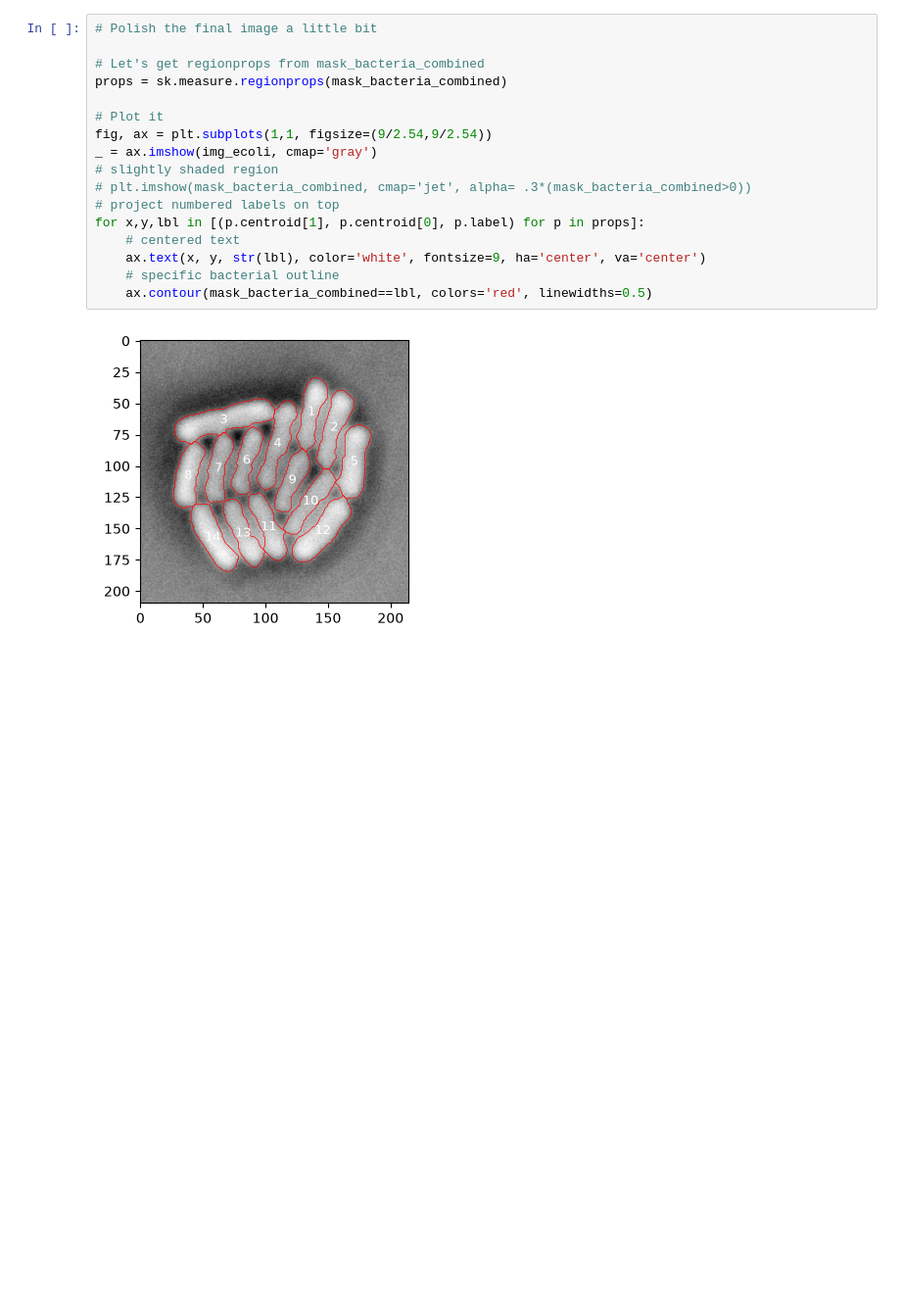
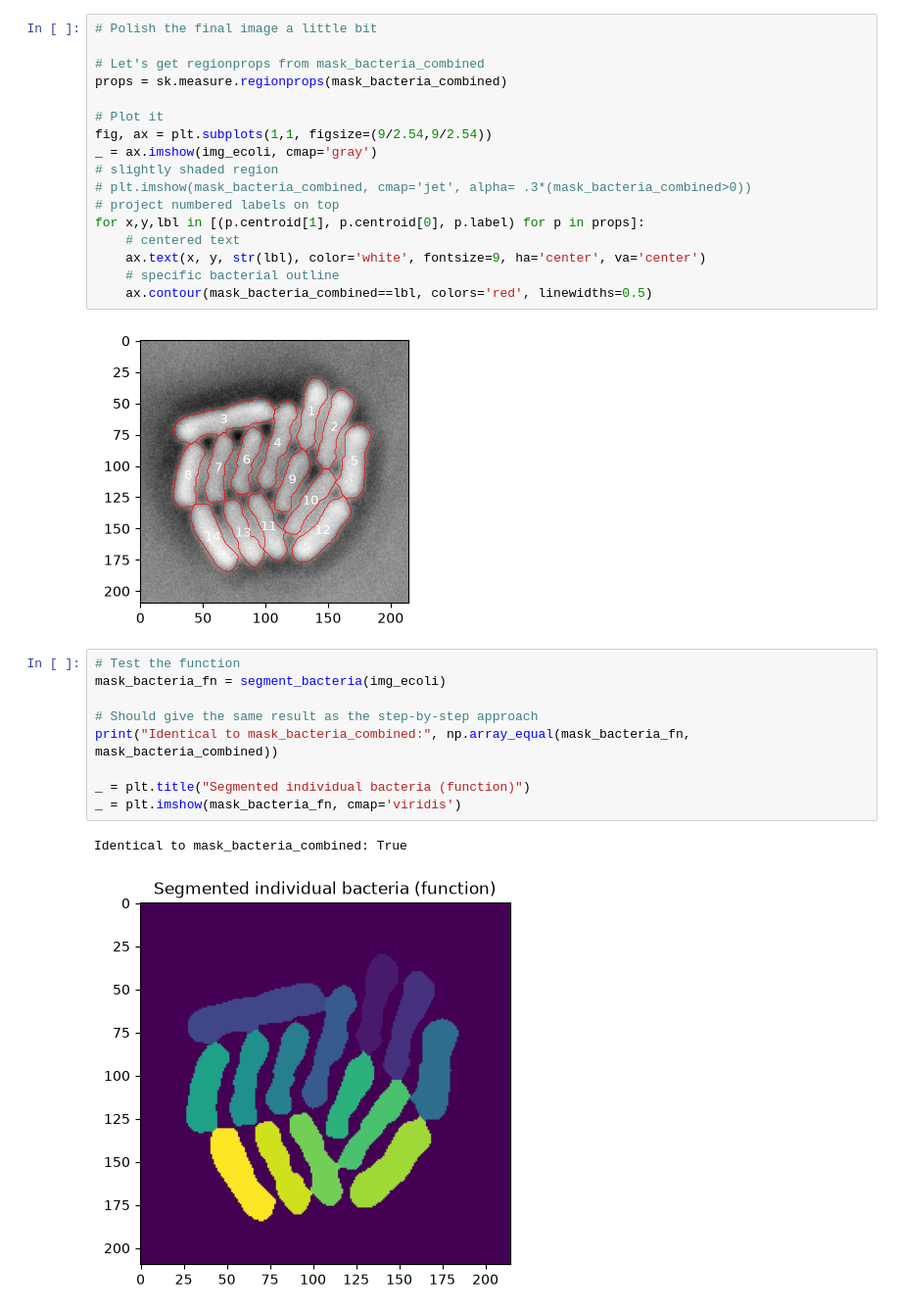
Before and after one commit to NL-BioImaging/NL-BioImageAnalysis-course2026, a Jupyter notebook: day_1/image_processing/Image_processing_fundamentals_pt3.ipynb, the cells around one changed output. Shown at 98% size. Drawn from its saved outputs; the diff is of its cells as text; blank space fills up the shorter version.

```diff
--- a/day_1/image_processing/Image_processing_fundamentals_pt3.ipynb
+++ b/day_1/image_processing/Image_processing_fundamentals_pt3.ipynb
@@ -177,3 +177,15 @@ for x,y,lbl in [(p.centroid[1], p.centroid[0], p.label) for p in props]:
     ax.contour(mask_bacteria_combined==lbl, colors='red', linewidths=0.5)
 # %% [output]
 [figure]
+# %%
+# Test the function
+mask_bacteria_fn = segment_bacteria(img_ecoli)
+
+# Should give the same result as the step-by-step approach
+print("Identical to mask_bacteria_combined:", np.array_equal(mask_bacteria_fn, mask_bacteria_combined))
+
+_ = plt.title("Segmented individual bacteria (function)")
+_ = plt.imshow(mask_bacteria_fn, cmap='viridis')
+# %% [output]
+Identical to mask_bacteria_combined: True
+[figure, added]
```
Also changed, not shown: parts of 1 cell of this notebook, 1 other file.
